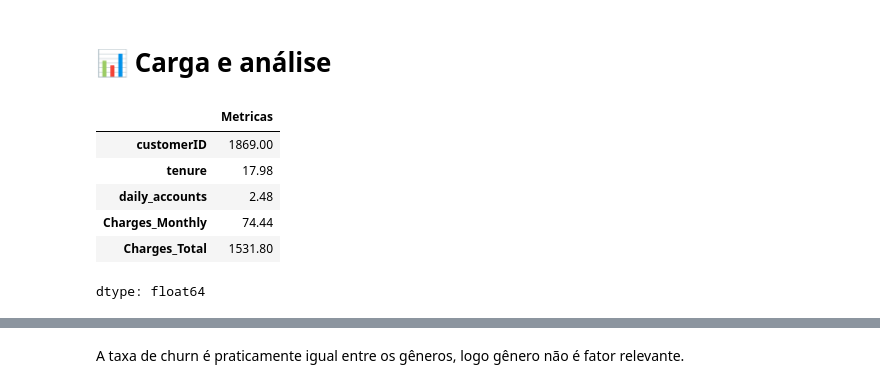
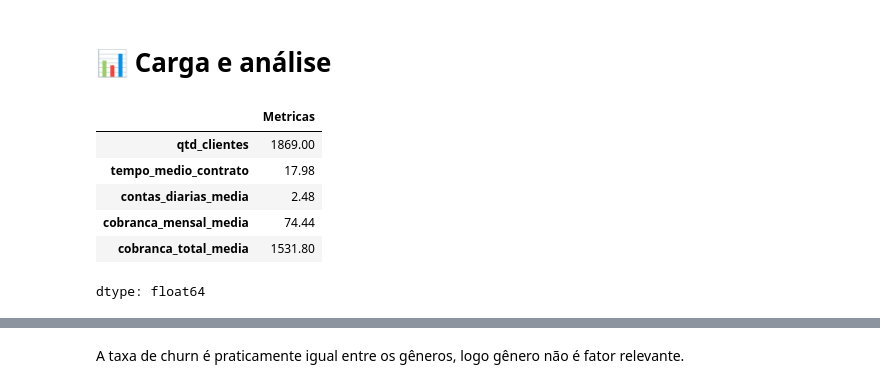
Before and after one commit to MiguelLuan/TelecomX_BR, a Jupyter notebook: TelecomX_BR.ipynb, the cells around one changed output, grey strips where cells are left out. Cells and saved outputs as stored; diff of their text form; code cells hidden in the pictures.

```diff
--- a/TelecomX_BR.ipynb
+++ b/TelecomX_BR.ipynb
@@ -151,21 +155,35 @@ memory usage: 770.6 KB
 # %%
 total_cancelados = sum(df['Churn'] == 1)
 # %%
-df[df['Churn'] == 1].agg(
-    {
-        'customerID':'size',
-        'tenure':'mean',
-        'daily_accounts':'mean',
-        'Charges_Monthly':'mean',
-        'Charges_Total':'mean',
-    }
-).apply(lambda x: round(x,2)).rename('Metricas')
+metricas_churn = (
+    df[df['Churn'] == 'Yes']
+    .agg(
+      {
+          'customerID':'size',
+          'tenure':'mean',
+          'daily_accounts':'mean',
+          'Charges_Monthly':'mean',
+          'Charges_Total':'mean',
+      }
+)
+  .apply(lambda x: round(x,2))
+  .rename(index={
+          'customerID': 'qtd_clientes',
+          'tenure': 'tempo_medio_contrato',
+          'daily_accounts': 'contas_diarias_media',
+          'Charges_Monthly': 'cobranca_mensal_media',
+          'Charges_Total': 'cobranca_total_media',
+      })
+)
+metricas_churn.name = 'Metricas'
-# %% [output]
-|  | Metricas |
-| customerID | 1869.00 |
-| tenure | 17.98 |
-| daily_accounts | 2.48 |
-| Charges_Monthly | 74.44 |
-| Charges_Total | 1531.80 |
-dtype: float64
+# %%
+metricas_churn
+# %% [output]
+|  | Metricas |
+| qtd_clientes | 1869.00 |
+| tempo_medio_contrato | 17.98 |
+| contas_diarias_media | 2.48 |
+| cobranca_mensal_media | 74.44 |
+| cobranca_total_media | 1531.80 |
+dtype: float64
 # %%
```
Also changed, not shown: parts of 15 cells of this notebook.
